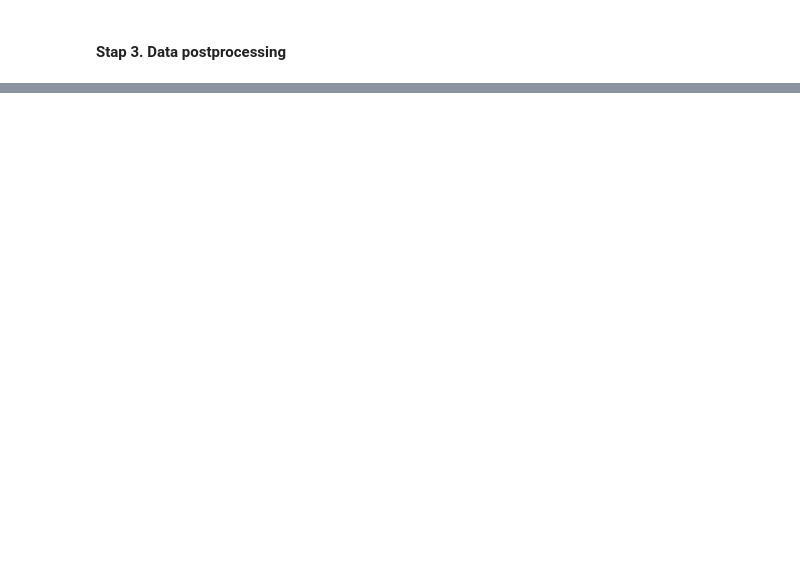
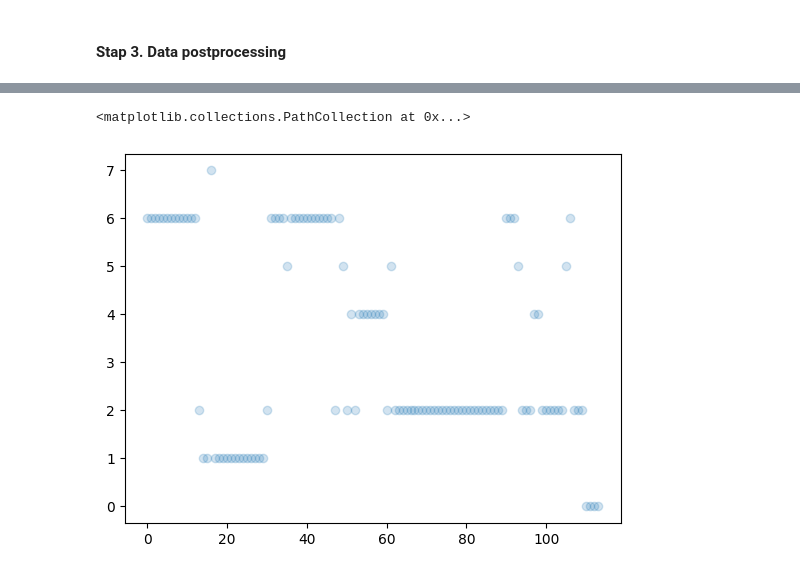
Before and after one commit to joostvanstreels/YOLOv8, a Jupyter notebook: runs/05 - Inference pose classification kNN.ipynb, the cells around one changed output, grey strips where cells are left out. Saved outputs shown, nothing was run; the diff lists cells and outputs as text; code cells hidden in the pictures; blank space fills up the shorter version.

```diff
--- a/runs/05 - Inference pose classification kNN.ipynb
+++ b/runs/05 - Inference pose classification kNN.ipynb
@@ -184,7 +75,0 @@ X_inference
-# %%
-# Pickle laden
-# Keuze maken voor model
-
-knn = pickle.load(open('knn_YOLOv8m.pkl', 'rb'))
-#knn = pickle.load(open('knn_YOLOv8n.pkl', 'rb'))
-knn
@@ -277,0 +196,7 @@ Pose found: touching face with probability: 0.56
+# %%
+# Pickle laden
+# Keuze maken voor model
+
+knn_upper = pickle.load(open('knn_upper_YOLOv8m.pkl', 'rb'))
+#knn = pickle.load(open('knn_YOLOv8n.pkl', 'rb'))
+knn_upper
@@ -277,0 +205,2 @@ Pose found: touching face with probability: 0.56
+# %%
+y_inference_upper_pred = knn_upper.predict(X_inference_upper)
@@ -277,0 +228,6 @@ Pose found: touching face with probability: 0.56
+# %%
+import matplotlib.pyplot as plt
+plt.scatter(np.arange(0,len(y_inference_upper_pred)), y_inference_upper_pred, alpha=0.2)
+# %% [output]
+<matplotlib.collections.PathCollection at 0x...>
+[figure, added]
```
Also changed, not shown: parts of 41 cells of this notebook, 4 other files.
